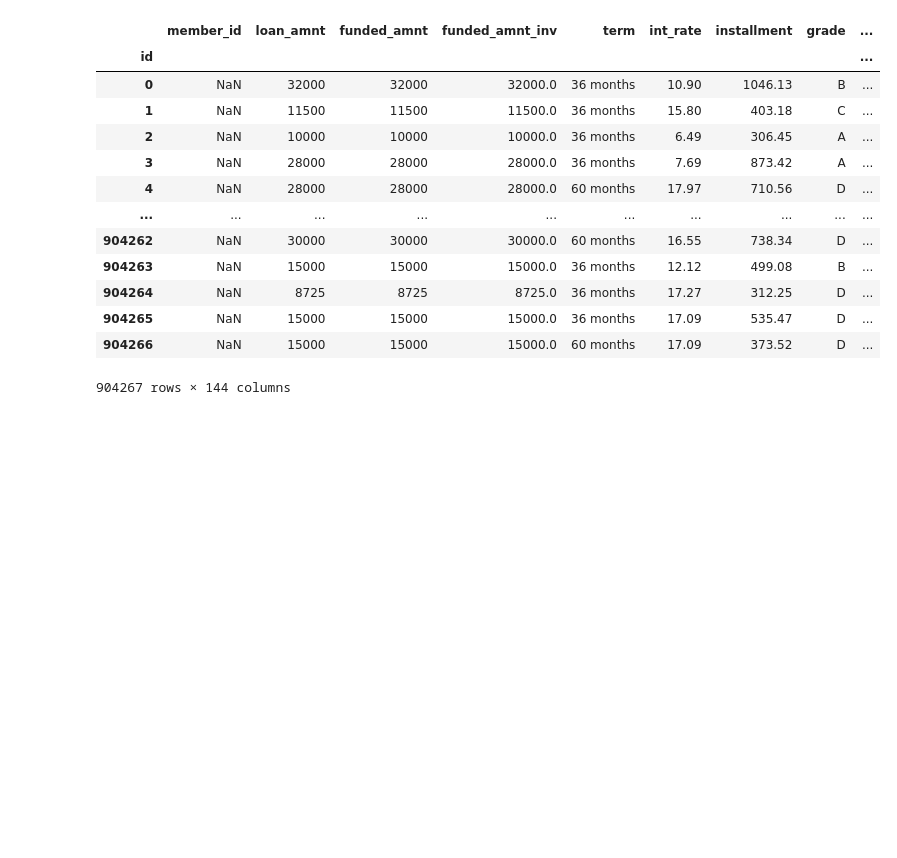
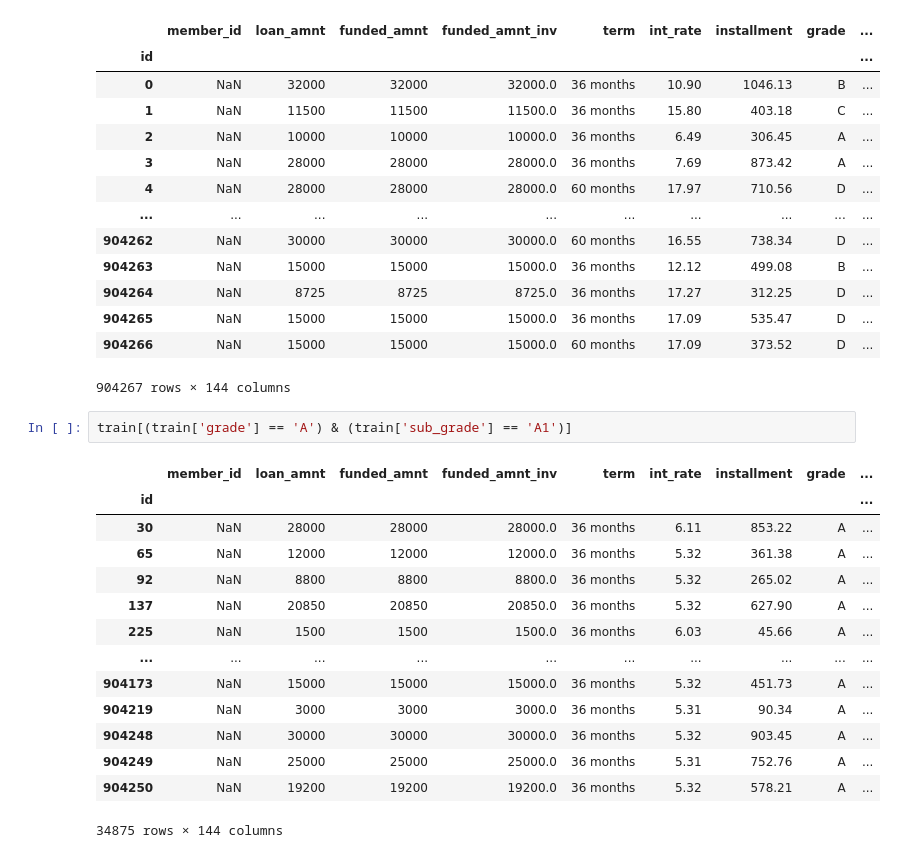
Before and after one commit to ashen007/pandas_data_analysis, a Jupyter notebook: v_2/c_2.ipynb, the cells around one changed output. Cells and saved outputs as stored; diff of their text form; blank space fills up the shorter version.

```diff
--- a/v_2/c_2.ipynb
+++ b/v_2/c_2.ipynb
@@ -238,3 +238,20 @@ train[(train['loan_amnt']>10000 | (train['funded_amnt']>5000))]
 | 904265 | NaN | 15000 | 15000 | 15000.0 | 36 months | 17.09 | 535.47 | D | ... |
 | 904266 | NaN | 15000 | 15000 | 15000.0 | 60 months | 17.09 | 373.52 | D | ... |
 904267 rows × 144 columns
+# %%
+train[(train['grade'] == 'A') & (train['sub_grade'] == 'A1')]
+# %% [output]
+|  | member_id | loan_amnt | funded_amnt | funded_amnt_inv | term | int_rate | installment | grade | ... |
+| id |  |  |  |  |  |  |  |  | ... |
+| 30 | NaN | 28000 | 28000 | 28000.0 | 36 months | 6.11 | 853.22 | A | ... |
+| 65 | NaN | 12000 | 12000 | 12000.0 | 36 months | 5.32 | 361.38 | A | ... |
+| 92 | NaN | 8800 | 8800 | 8800.0 | 36 months | 5.32 | 265.02 | A | ... |
+| 137 | NaN | 20850 | 20850 | 20850.0 | 36 months | 5.32 | 627.90 | A | ... |
+| 225 | NaN | 1500 | 1500 | 1500.0 | 36 months | 6.03 | 45.66 | A | ... |
+| ... | ... | ... | ... | ... | ... | ... | ... | ... | ... |
+| 904173 | NaN | 15000 | 15000 | 15000.0 | 36 months | 5.32 | 451.73 | A | ... |
+| 904219 | NaN | 3000 | 3000 | 3000.0 | 36 months | 5.31 | 90.34 | A | ... |
+| 904248 | NaN | 30000 | 30000 | 30000.0 | 36 months | 5.32 | 903.45 | A | ... |
+| 904249 | NaN | 25000 | 25000 | 25000.0 | 36 months | 5.31 | 752.76 | A | ... |
+| 904250 | NaN | 19200 | 19200 | 19200.0 | 36 months | 5.32 | 578.21 | A | ... |
+34875 rows × 144 columns
```
